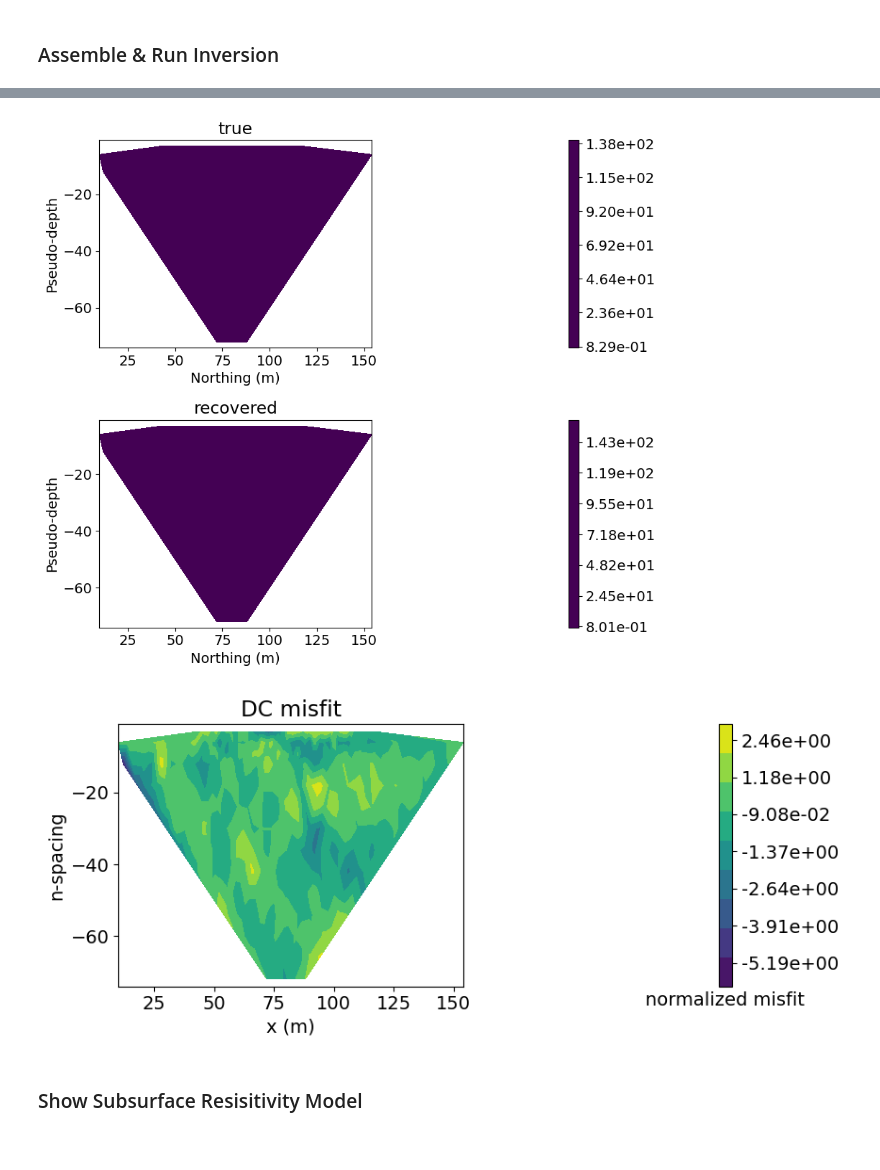
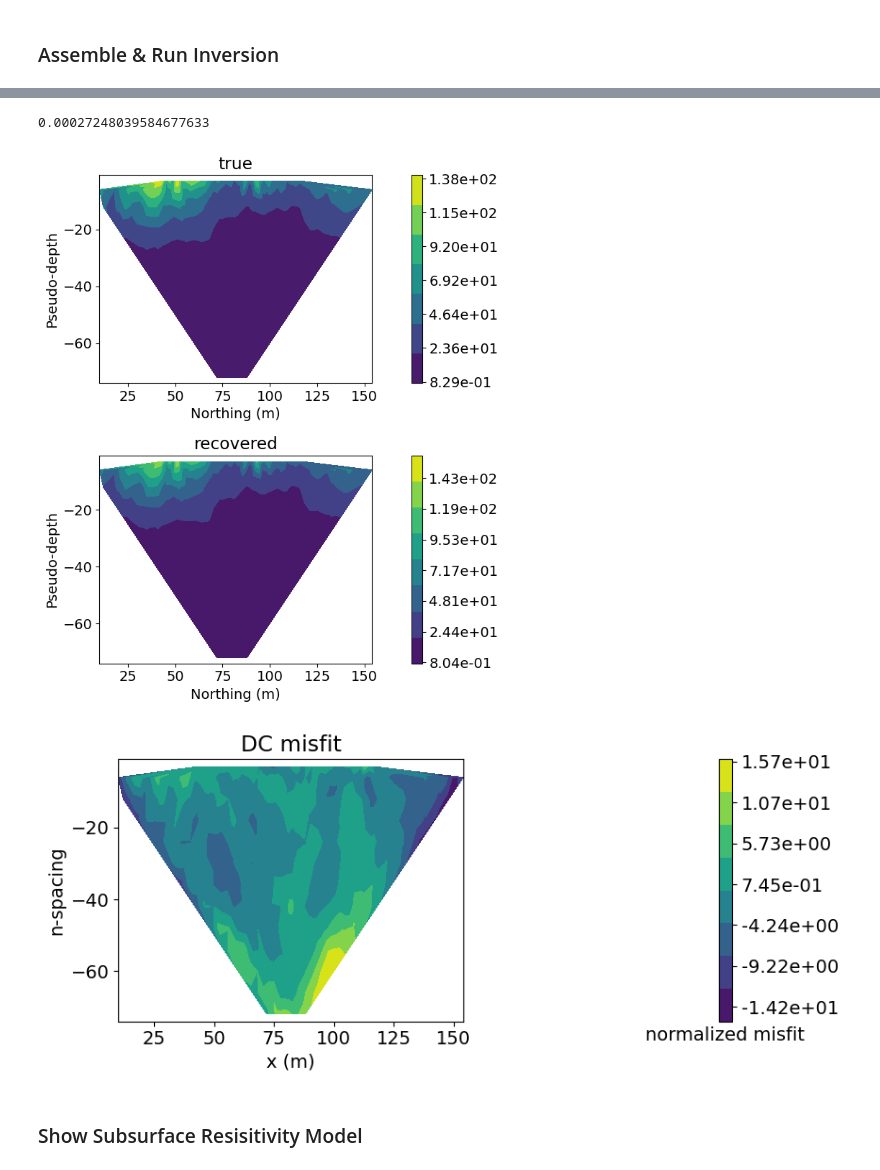
Before and after one commit to krista2732/eosc-454-project-2026, a Jupyter notebook: Inversion.ipynb, the cells around one changed output, grey strips where cells are left out. Cells and saved outputs as stored; diff of their text form; code cells hidden in the pictures.

```diff
--- a/Inversion.ipynb
+++ b/Inversion.ipynb
@@ -454,7 +457,7 @@ reg = regularization.WeightedLeastSquares(
 # %% [markdown]
 ### Choose Optimization Method
 # %%
-opt = optimization.InexactGaussNewton(maxIter=20, maxIterCG=30)
+opt = optimization.InexactGaussNewton(maxIter=3, maxIterCG=30)
 inv_prob = inverse_problem.BaseInvProblem(phid_misfit, reg, opt)
 # %% [markdown]
 ### Assemble & Run Inversion
@@ -495,31 +502,33 @@ INFO: Directive TargetMisfit: Target data misfit is 344.0
 ------------------------- DONE! -------------------------
 # %%
 # plot pseudosection
+print(inv_prob.beta)
 fig, ax = plt.subplots(2, 1, figsize=(12, 8))
 
 clim = np.r_[apparent_resistivity.min(), apparent_resistivity.max()]
 
 for a, data, title in zip(
     ax,
     [dc_data.dobs, inv_prob.dpred],
     ["true", "recovered"]
 ):
     plot_pseudosection(
         dc_data, dobs=data, data_type="apparent resistivity",
         plot_type="contourf", data_location=True, ax=a,
-        cbar_opts={"pad":0.25}, clim=clim
+        # cbar_opts={"pad":0.25}, clim=clim
     )
     a.set_title(title)
 
 
 for a in ax:
     a.set_aspect(1.5)  # some vertical exxageration
     a.set_xlabel("Northing (m)")
     a.set_ylabel("Pseudo-depth")
 
 plt.tight_layout()
 # %% [output]
+0.00027248039584677633
-[figure, old version]
+[figure, new version]
 # %%
 # Plot misfit
 fig, ax = plt.subplots(1, 1, figsize=(12, 4))
@@ -543,7 +552,7 @@ cb_axes.set_xlabel('normalized misfit')
 
 plt.tight_layout()
 # %% [output]
-[figure, old version]
+[figure, new version]
 # %% [markdown]
 ### Show Subsurface Resisitivity Model
 # %%
```
Also changed, not shown: parts of 8 cells of this notebook, 2 other files.
